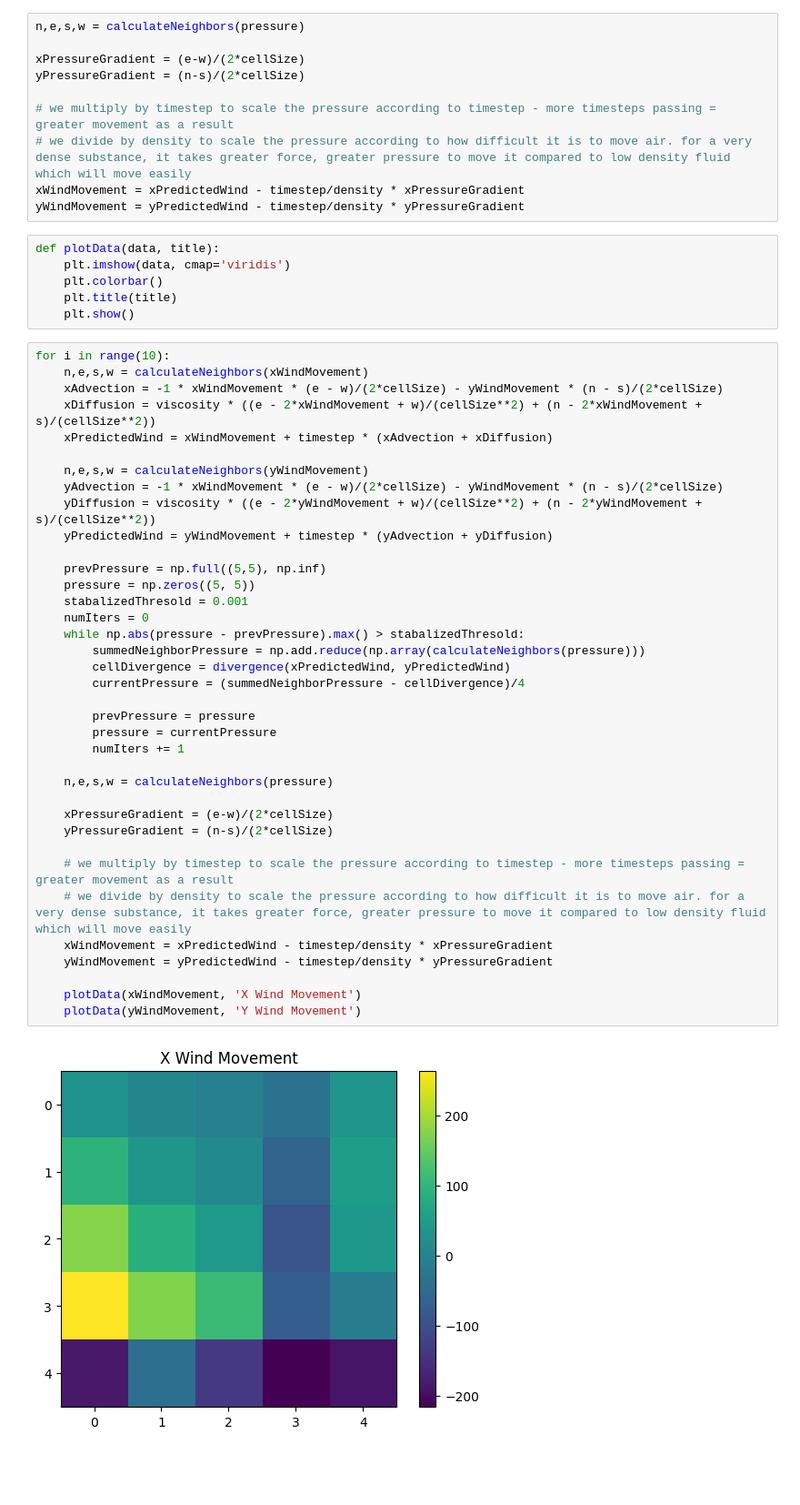
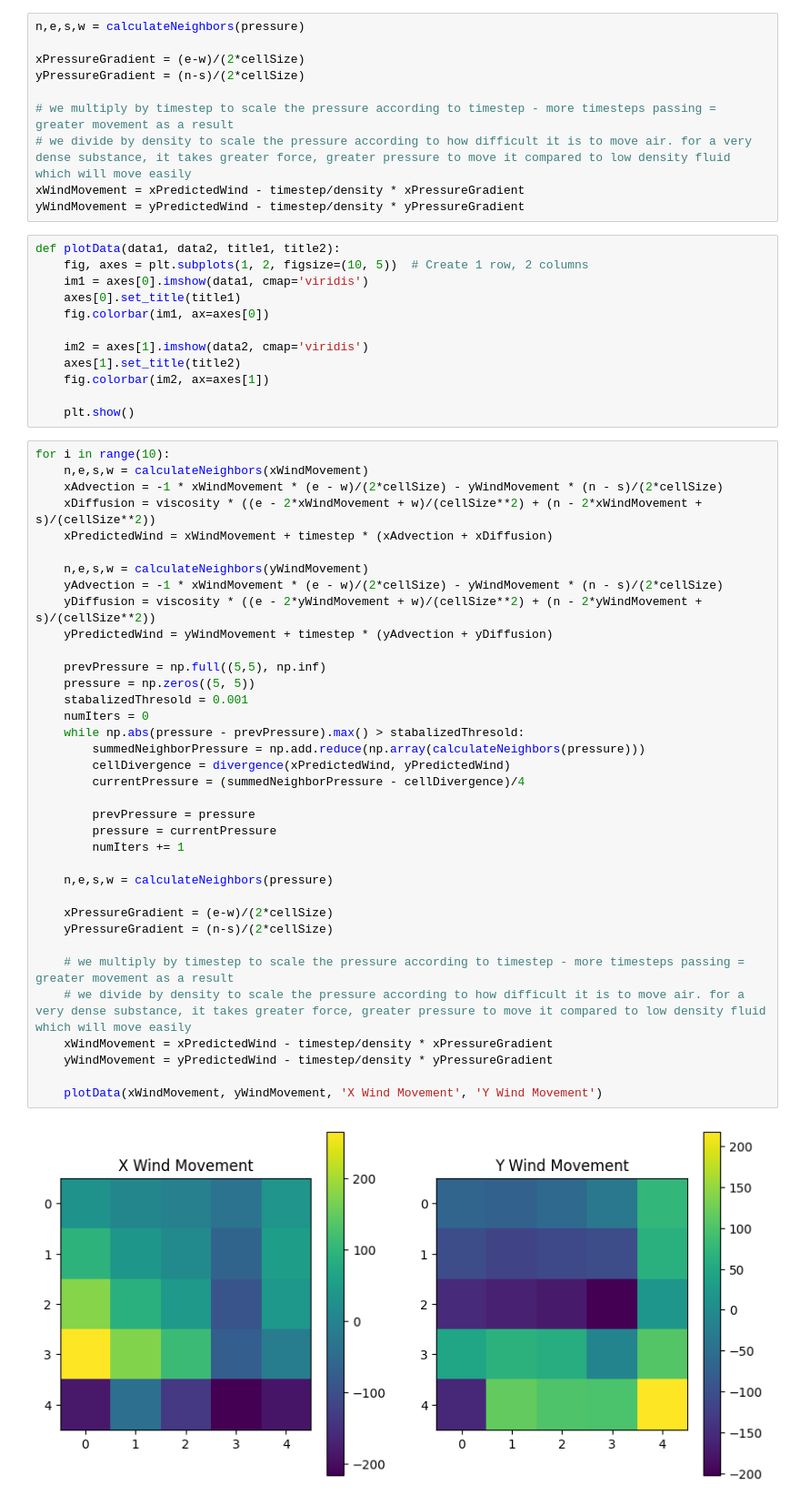
Before and after one commit to Antel0pe/WeatherSimulations, a Jupyter notebook: notebooks/NavierStokesIncompressibleModel.ipynb, the cells around one changed output. Shown: that part at 91% size. Drawn from its saved outputs; the diff is of its cells as text; blank space fills up the shorter version.

```diff
--- a/notebooks/NavierStokesIncompressibleModel.ipynb
+++ b/notebooks/NavierStokesIncompressibleModel.ipynb
@@ -72,12 +72,18 @@ yPressureGradient = (n-s)/(2*cellSize)
 # we divide by density to scale the pressure according to how difficult it is to move air. for a very dense substance, it takes greater force, greater pressure to move it compared to low density fluid which will move easily
 xWindMovement = xPredictedWind - timestep/density * xPressureGradient
 yWindMovement = yPredictedWind - timestep/density * yPressureGradient
-# %%
-def plotData(data, title):
-    plt.imshow(data, cmap='viridis')
-    plt.colorbar()
-    plt.title(title)
-    plt.show()
+# %%
+def plotData(data1, data2, title1, title2):
+    fig, axes = plt.subplots(1, 2, figsize=(10, 5))  # Create 1 row, 2 columns
+    im1 = axes[0].imshow(data1, cmap='viridis')
+    axes[0].set_title(title1)
+    fig.colorbar(im1, ax=axes[0])
+
+    im2 = axes[1].imshow(data2, cmap='viridis')
+    axes[1].set_title(title2)
+    fig.colorbar(im2, ax=axes[1])
+
+    plt.show()
 # %%
 for i in range(10):
     n,e,s,w = calculateNeighbors(xWindMovement)
@@ -87,33 +93,32 @@ for i in range(10):
 
     n,e,s,w = calculateNeighbors(yWindMovement)
     yAdvection = -1 * xWindMovement * (e - w)/(2*cellSize) - yWindMovement * (n - s)/(2*cellSize)
     yDiffusion = viscosity * ((e - 2*yWindMovement + w)/(cellSize**2) + (n - 2*yWindMovement + s)/(cellSize**2))
     yPredictedWind = yWindMovement + timestep * (yAdvection + yDiffusion)
 
     prevPressure = np.full((5,5), np.inf)
     pressure = np.zeros((5, 5))
     stabalizedThresold = 0.001
     numIters = 0
     while np.abs(pressure - prevPressure).max() > stabalizedThresold:
         summedNeighborPressure = np.add.reduce(np.array(calculateNeighbors(pressure)))
         cellDivergence = divergence(xPredictedWind, yPredictedWind)
         currentPressure = (summedNeighborPressure - cellDivergence)/4
 
         prevPressure = pressure
         pressure = currentPressure
         numIters += 1
 
     n,e,s,w = calculateNeighbors(pressure)
 
     xPressureGradient = (e-w)/(2*cellSize)
     yPressureGradient = (n-s)/(2*cellSize)
 
     # we multiply by timestep to scale the pressure according to timestep - more timesteps passing = greater movement as a result
     # we divide by density to scale the pressure according to how difficult it is to move air. for a very dense substance, it takes greater force, greater pressure to move it compared to low density fluid which will move easily
     xWindMovement = xPredictedWind - timestep/density * xPressureGradient
     yWindMovement = yPredictedWind - timestep/density * yPressureGradient
 
-    plotData(xWindMovement, 'X Wind Movement')
-    plotData(yWindMovement, 'Y Wind Movement')
+    plotData(xWindMovement, yWindMovement, 'X Wind Movement', 'Y Wind Movement')
 # %% [output]
-[figure, old version]
+[figure, new version]
```
Also changed, not shown: parts of 2 cells of this notebook.
